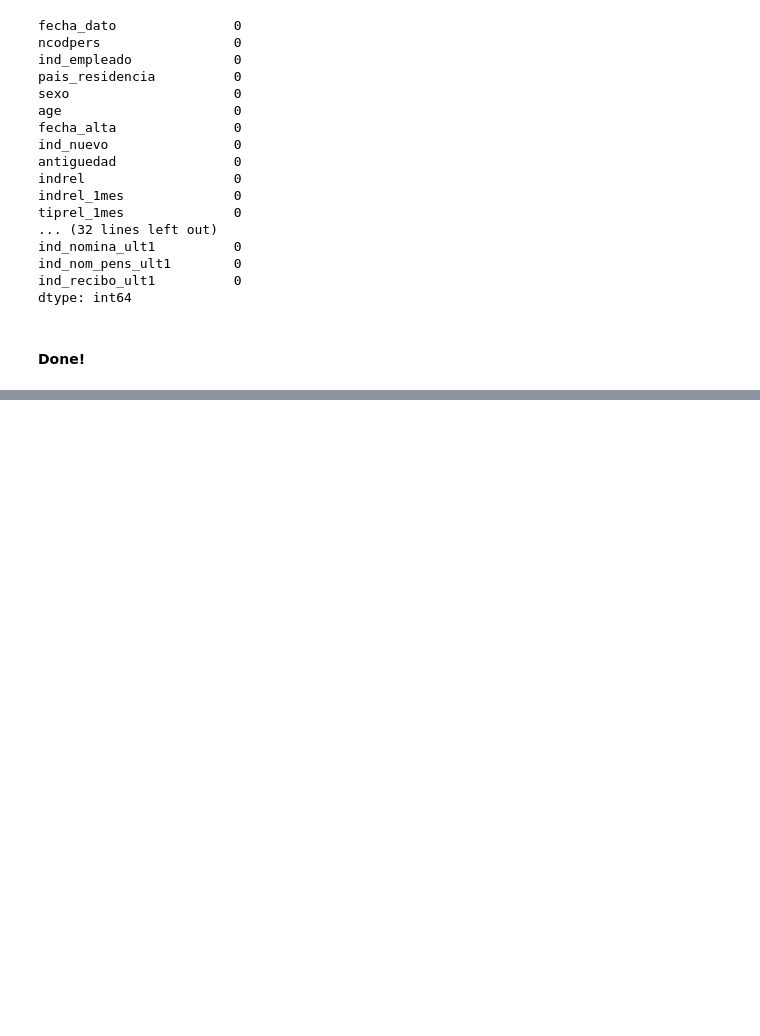
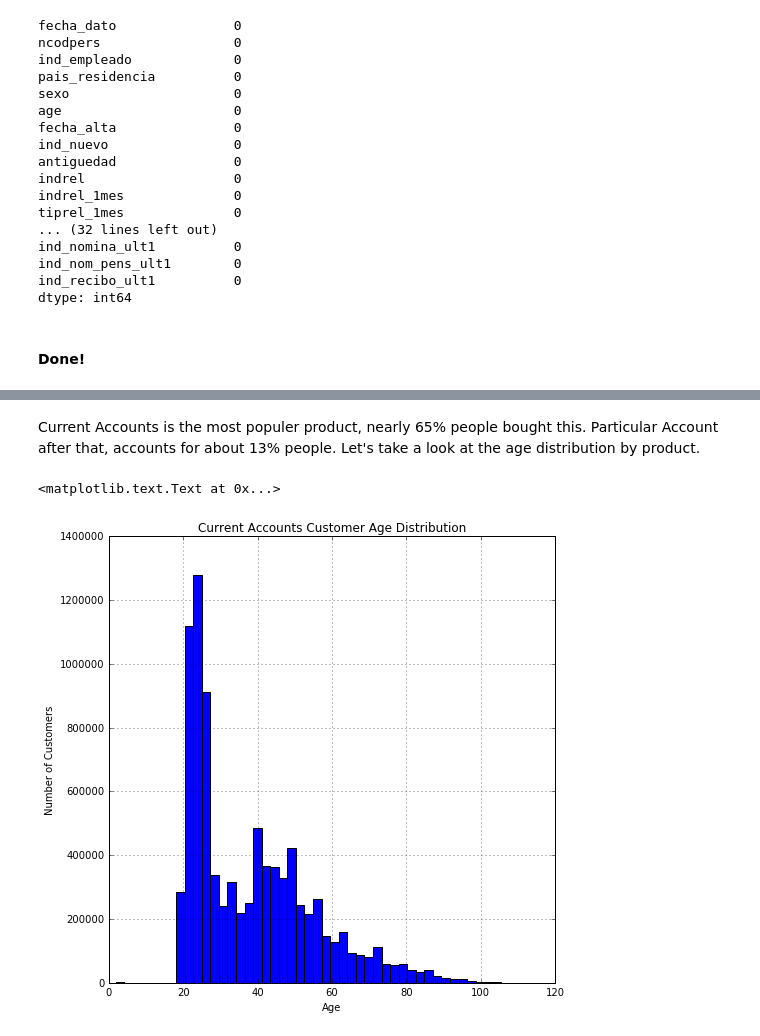
Before and after one commit to tzyk777/kaggle, a Jupyter notebook: santander bank/DataAnalysis.ipynb, the cells around one changed output, grey strips where cells are left out. Saved outputs shown, nothing was run; the diff lists cells and outputs as text; code cells hidden in the pictures; blank space fills up the shorter version.

```diff
--- a/santander bank/DataAnalysis.ipynb
+++ b/santander bank/DataAnalysis.ipynb
@@ -273,0 +385,10 @@ dtype: int64
+# %% [markdown]
+Current Accounts is the most populer product, nearly 65% people bought this. Particular Account after that, accounts for about 13% people. Let's take a look at the age distribution by product.
+# %%
+data.loc[data.Current_Accounts == 1, 'age'].hist(bins=50, figsize=(8, 8))
+plt.title('Current Accounts Customer Age Distribution')
+plt.xlabel('Age')
+plt.ylabel('Number of Customers')
+# %% [output]
+<matplotlib.text.Text at 0x...>
+[figure, added]
```
Also changed, not shown: parts of 30 cells of this notebook, 1 other file.
